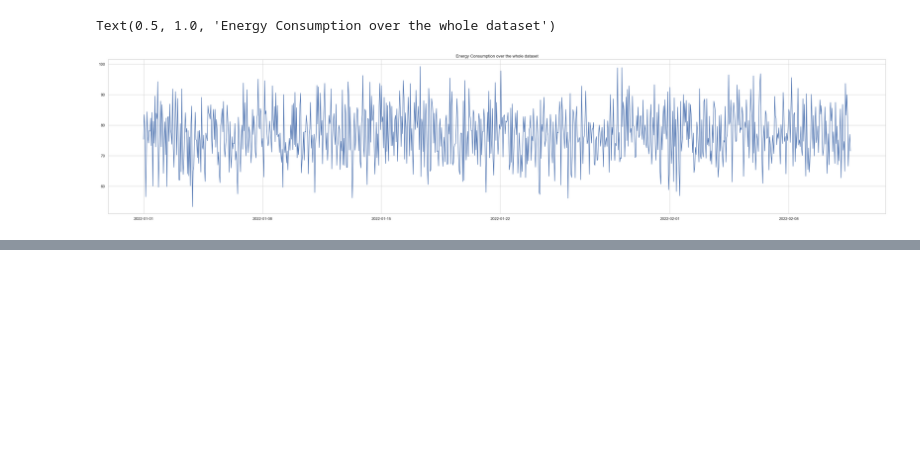
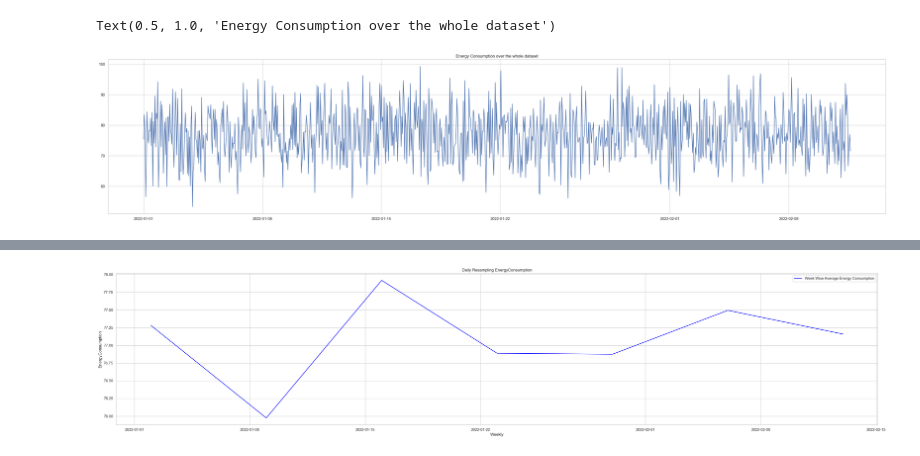
Before and after one commit to CZhakshylykova/SDS-CP027-watt-wise, a Jupyter notebook: submissions/team/cholpon-zhakshylykova/project_cz.ipynb, the cells around one changed output, grey strips where cells are left out. Drawn from its saved outputs; the diff is of its cells as text; code cells hidden in the pictures; blank space fills up the shorter version.

```diff
--- a/submissions/team/cholpon-zhakshylykova/project_cz.ipynb
+++ b/submissions/team/cholpon-zhakshylykova/project_cz.ipynb
@@ -323,0 +260,18 @@ plt.show()
+# %%
+# Resampling per week
+
+#resample to weekly frequency
+
+df_resampled = data_date_indexed.resample("W").mean(numeric_only=True)
+sns.set(style="whitegrid")
+
+plt.figure(figsize=(40,8))
+sns.lineplot(data = df_resampled, x = df_resampled.index, y = "EnergyConsumption", label = "Week Wise Average Energy Consumption", color = "blue")
+
+plt.xlabel("Weekly")
+plt.ylabel("EnergyConsumption")
+plt.title("Daily Resampling EnergyConsumption")
+
+plt.show()
+# %% [output]
+[figure, added]
```
Also changed, not shown: parts of 21 cells of this notebook.
